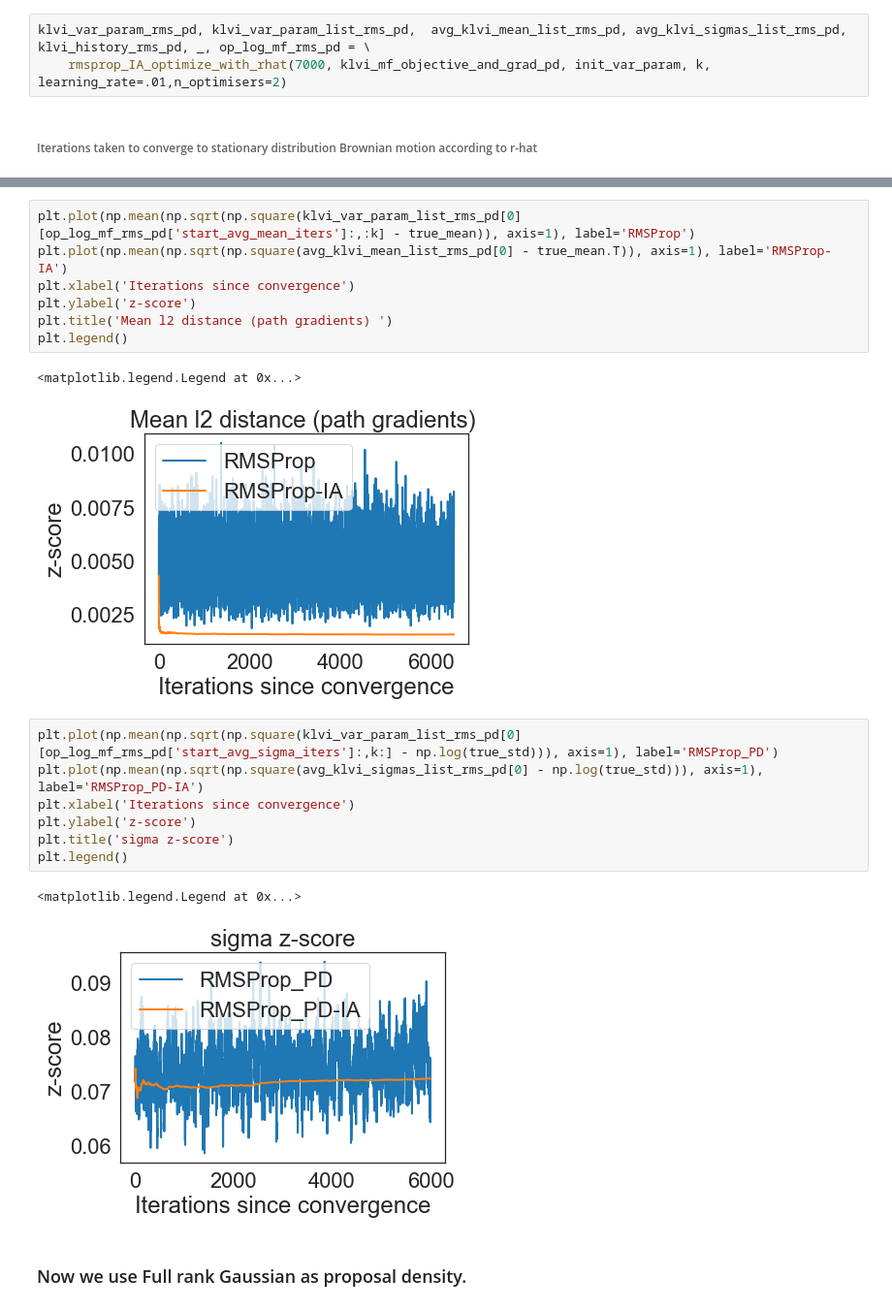
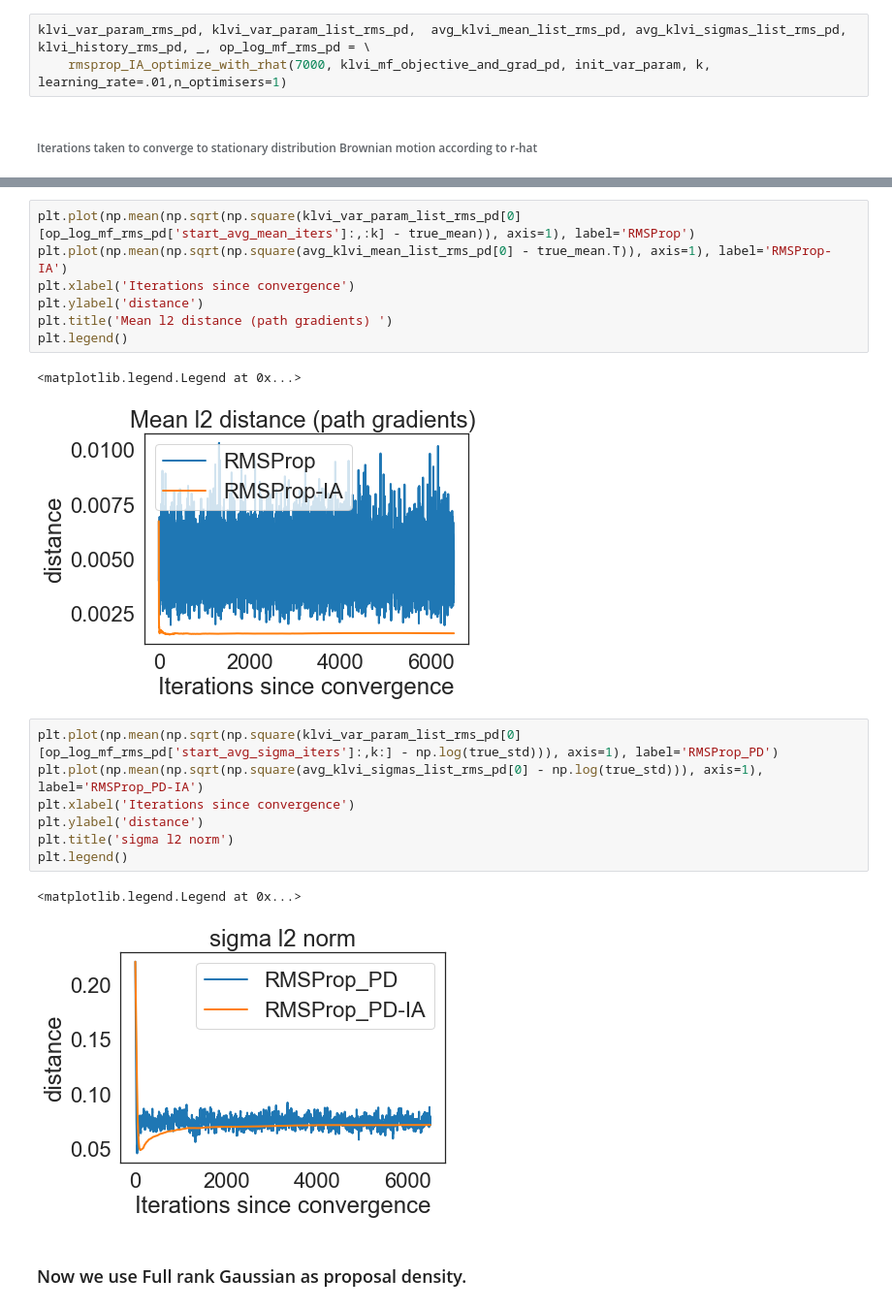
Before and after one commit to kunalghosh/viabel, a Jupyter notebook: notebooks/linear-regression-model-Iterate-Averaging-rhat-2.ipynb, the cells around one changed output, grey strips where cells are left out. Shown at 97% size. Cells and saved outputs as stored; diff of their text form.

```diff
--- a/notebooks/linear-regression-model-Iterate-Averaging-rhat-2.ipynb
+++ b/notebooks/linear-regression-model-Iterate-Averaging-rhat-2.ipynb
@@ -301,7 +309,7 @@ plt.legend()
 ##### Same as above but with path gradients
 # %%
 klvi_var_param_rms_pd, klvi_var_param_list_rms_pd,  avg_klvi_mean_list_rms_pd, avg_klvi_sigmas_list_rms_pd, klvi_history_rms_pd, _, op_log_mf_rms_pd = \
-    rmsprop_IA_optimize_with_rhat(7000, klvi_mf_objective_and_grad_pd, init_var_param, k, learning_rate=.01,n_optimisers=2)
+    rmsprop_IA_optimize_with_rhat(7000, klvi_mf_objective_and_grad_pd, init_var_param, k, learning_rate=.01,n_optimisers=1)
 # %% [markdown]
 ###### Iterations taken to converge to stationary distribution Brownian motion according to r-hat
 # %%
@@ -314,22 +322,22 @@ Iterations: 1000
 plt.plot(np.mean(np.sqrt(np.square(klvi_var_param_list_rms_pd[0][op_log_mf_rms_pd['start_avg_mean_iters']:,:k] - true_mean)), axis=1), label='RMSProp')
 plt.plot(np.mean(np.sqrt(np.square(avg_klvi_mean_list_rms_pd[0] - true_mean.T)), axis=1), label='RMSProp-IA')
 plt.xlabel('Iterations since convergence')
-plt.ylabel('z-score')
+plt.ylabel('distance')
 plt.title('Mean l2 distance (path gradients) ')
 plt.legend()
 # %% [output]
 <matplotlib.legend.Legend at 0x...>
-[figure, old version]
+[figure, new version]
 # %%
 plt.plot(np.mean(np.sqrt(np.square(klvi_var_param_list_rms_pd[0][op_log_mf_rms_pd['start_avg_sigma_iters']:,k:] - np.log(true_std))), axis=1), label='RMSProp_PD')
 plt.plot(np.mean(np.sqrt(np.square(avg_klvi_sigmas_list_rms_pd[0] - np.log(true_std))), axis=1), label='RMSProp_PD-IA')
 plt.xlabel('Iterations since convergence')
-plt.ylabel('z-score')
-plt.title('sigma z-score')
+plt.ylabel('distance')
+plt.title('sigma l2 norm')
 plt.legend()
 # %% [output]
 <matplotlib.legend.Legend at 0x...>
-[figure, old version]
+[figure, new version]
 # %% [markdown]
 ### Now we use Full rank Gaussian as proposal density.
 # %%
```
Also changed, not shown: parts of 61 cells of this notebook.
